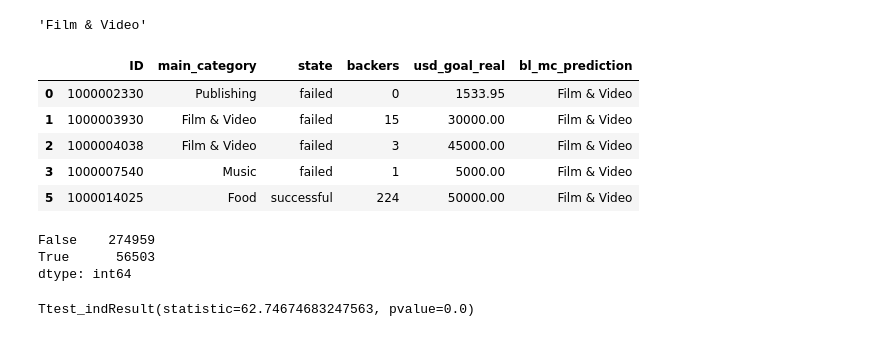
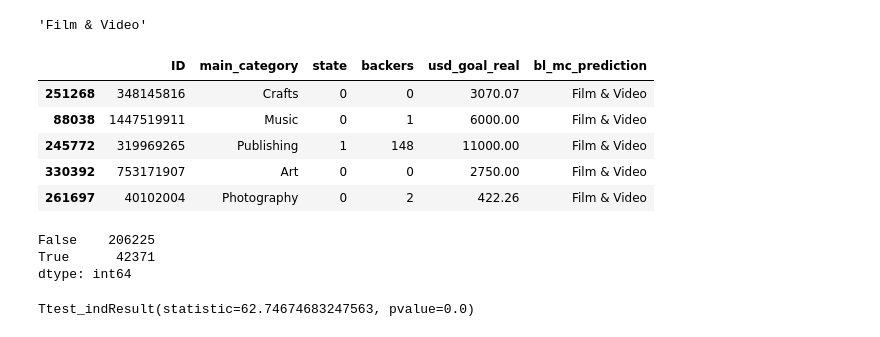
Before and after one commit to davidwederstrandtsr/Xtra_projects, a Jupyter notebook: kickstarter-exercise.ipynb, the cells around one changed output. Drawn from its saved outputs; the diff is of its cells as text; code cells hidden in the pictures.

Commit message:
upating kickstarter project, i was dislaying the original dataframe and no the trai

```diff
--- a/kickstarter-exercise.ipynb
+++ b/kickstarter-exercise.ipynb
@@ -416,21 +416,21 @@ train.main_category.mode()[0]
 # %% [output]
 'Film & Video'
 # %%
-df['bl_mc_prediction'] = train.main_category.mode()[0]
+train['bl_mc_prediction'] = train.main_category.mode()[0]
 # %%
-df.head()
+train.head()
 # %% [output]
 |  | ID | main_category | state | backers | usd_goal_real | bl_mc_prediction |
-| 0 | 1000002330 | Publishing | failed | 0 | 1533.95 | Film & Video |
-| 1 | 1000003930 | Film & Video | failed | 15 | 30000.00 | Film & Video |
-| 2 | 1000004038 | Film & Video | failed | 3 | 45000.00 | Film & Video |
-| 3 | 1000007540 | Music | failed | 1 | 5000.00 | Film & Video |
-| 5 | 1000014025 | Food | successful | 224 | 50000.00 | Film & Video |
+| 251268 | 348145816 | Crafts | 0 | 0 | 3070.07 | Film & Video |
+| 88038 | 1447519911 | Music | 0 | 1 | 6000.00 | Film & Video |
+| 245772 | 319969265 | Publishing | 1 | 148 | 11000.00 | Film & Video |
+| 330392 | 753171907 | Art | 0 | 0 | 2750.00 | Film & Video |
+| 261697 | 40102004 | Photography | 0 | 2 | 422.26 | Film & Video |
 # %%
-(df.main_category == df.bl_mc_prediction).value_counts()
+(train.main_category == train.bl_mc_prediction).value_counts()
 # %% [output]
-False    274959
-True      56503
+False    206225
+True      42371
 dtype: int64
 # %%
 import scipy as sp
```
